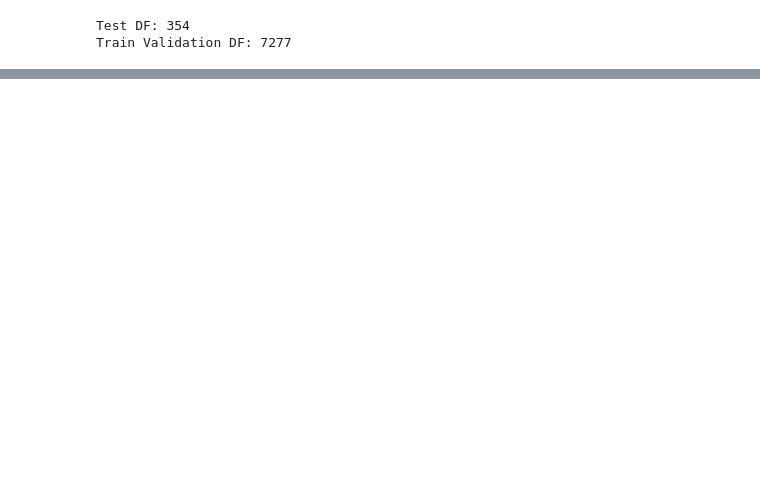
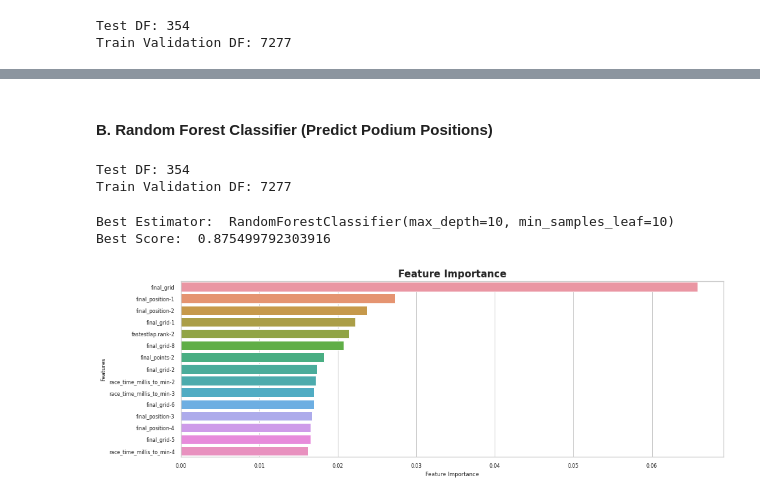
Before and after one commit to GabyCisnerosV/F1_NoName, a Jupyter notebook: 3_Model_1.ipynb, the cells around one changed output, grey strips where cells are left out. Drawn from its saved outputs; the diff is of its cells as text; code cells hidden in the pictures; blank space fills up the shorter version.

```diff
--- a/3_Model_1.ipynb
+++ b/3_Model_1.ipynb
@@ -218,0 +202,46 @@ weighted avg       0.12      0.14      0.12       354
+# %% [markdown]
+#### B. Random Forest Classifier (Predict Podium Positions)
+# %%
+# SPLIT TRAIN, VALIDATION AND TEST DFs
+# I want to predict with the final_position of the last F1 rounds
+TEST_DF=ResultsDF2[ResultsDF2["season"].isin(TEST_SEGMENTS)].select_dtypes(exclude=['object']).drop(columns=["race_time.millis","final_position"])
+TRAINING_VALIDATION_DF=ResultsDF2[~ResultsDF2["season"].isin(TEST_SEGMENTS)].select_dtypes(exclude=['object']).drop(columns=["race_time.millis","final_position"])
+
+print("Test DF:",len(TEST_DF))
+print("Train Validation DF:",len(TRAINING_VALIDATION_DF))
+
+TARGET='final_position_is_podium'
+X = TRAINING_VALIDATION_DF.drop(columns=[TARGET])
+y = TRAINING_VALIDATION_DF[TARGET]
+
+X_test = TEST_DF.drop(columns=[TARGET])
+y_test = TEST_DF[TARGET]
+# %% [output]
+Test DF: 354
+Train Validation DF: 7277
+# %%
+# CROSS VALIDATION AND HYPERPARAMETER TUNING
+# RESULTS SHOWN WITH PERSONALIZED FUNCTIONS
+skf = StratifiedKFold(n_splits=5, shuffle=True, random_state=1994) #K FOLD STRATIFIED TO HAVE SAME TARGET DISTRIBUTION IN ALL SPLITS
+model = RandomForestClassifier()
+
+scoring = {'accuracy': 'accuracy',
+           'f1_macro':'f1_macro'}
+
+param_grid = {
+    'max_depth': [5,10],
+    # 'min_samples_split': [],
+    'min_samples_leaf': [10,20,30,40]
+    }
+
+grid_search = GridSearchCV(estimator=model, param_grid=param_grid,scoring=scoring, cv=skf, refit='accuracy', return_train_score=True)
+grid_search.fit(X, y)
+
+cv_results,best_model=F1_Modelling_Extra_Functions.grid_search_show_results(gs=grid_search,
+                                                                            X_df=X,
+                                                                            feature_importance_num_features=15,
+                                                                            figuresize=(15,5))
+# %% [output]
+Best Estimator:  RandomForestClassifier(max_depth=10, min_samples_leaf=10)
+Best Score:  0.875499792303916
+[figure, added]
```
Also changed, not shown: parts of 12 cells of this notebook, 2 other files.
